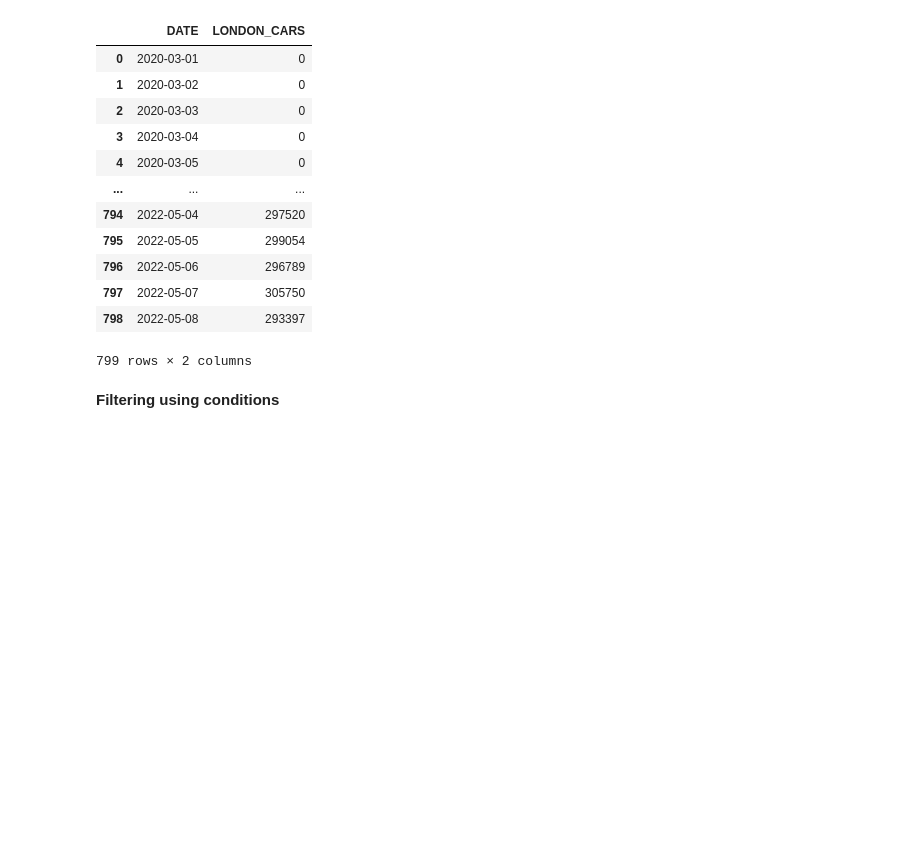
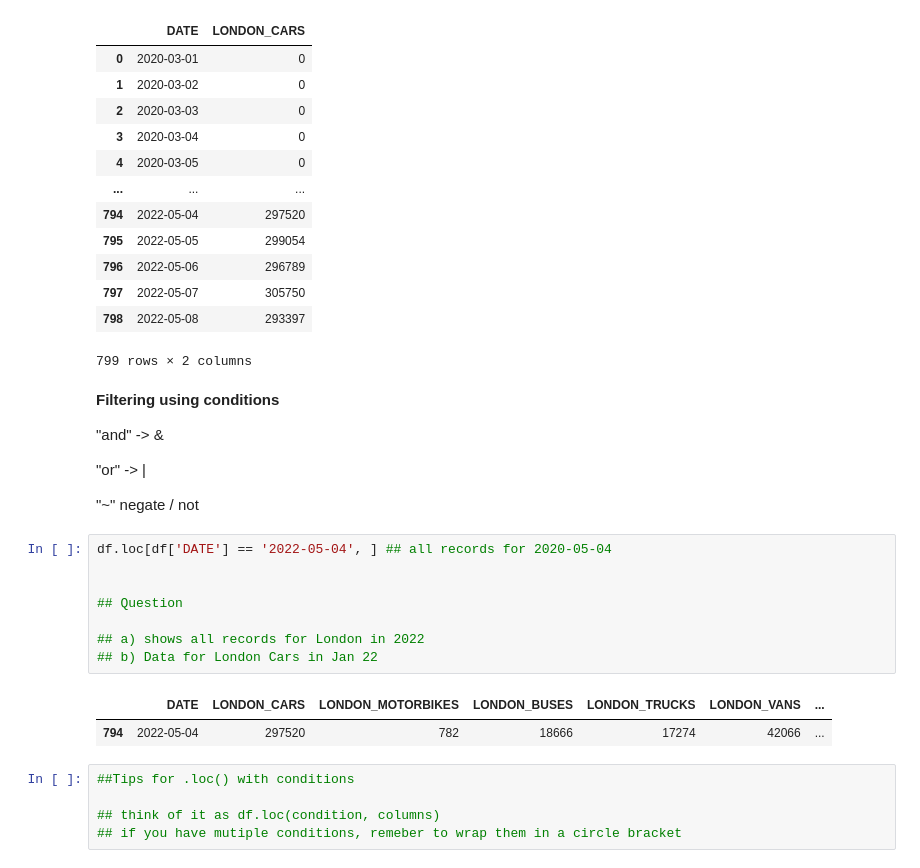
Before and after one commit to ravsheerRSA/Python_Training, a Jupyter notebook: training.ipynb, the cells around one changed output. Cells and saved outputs as stored; diff of their text form; blank space fills up the shorter version.

```diff
--- a/training.ipynb
+++ b/training.ipynb
@@ -201,3 +201,25 @@ df.loc[: ,['DATE','LONDON_CARS']]
 799 rows × 2 columns
 # %% [markdown]
 **Filtering using conditions**
+
+"and" -> &
+
+"or" -> |
+
+"~" negate / not
+# %%
+df.loc[df['DATE'] == '2022-05-04', ] ## all records for 2020-05-04
+
+
+## Question
+
+## a) shows all records for London in 2022
+## b) Data for London Cars in Jan 22
+# %% [output]
+|  | DATE | LONDON_CARS | LONDON_MOTORBIKES | LONDON_BUSES | LONDON_TRUCKS | LONDON_VANS | ... |
+| 794 | 2022-05-04 | 297520 | 782 | 18666 | 17274 | 42066 | ... |
+# %%
+##Tips for .loc() with conditions
+
+## think of it as df.loc(condition, columns)
+## if you have mutiple conditions, remeber to wrap them in a circle bracket
```
